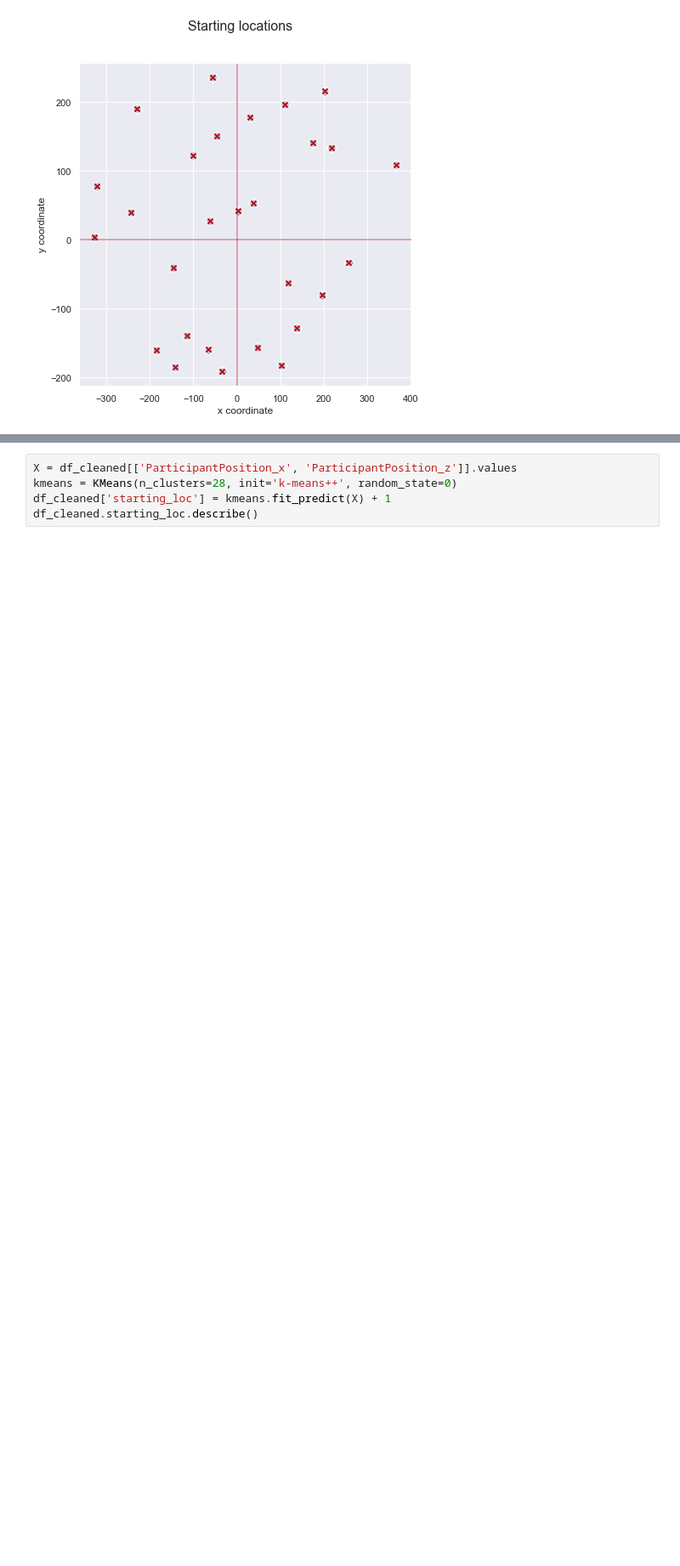
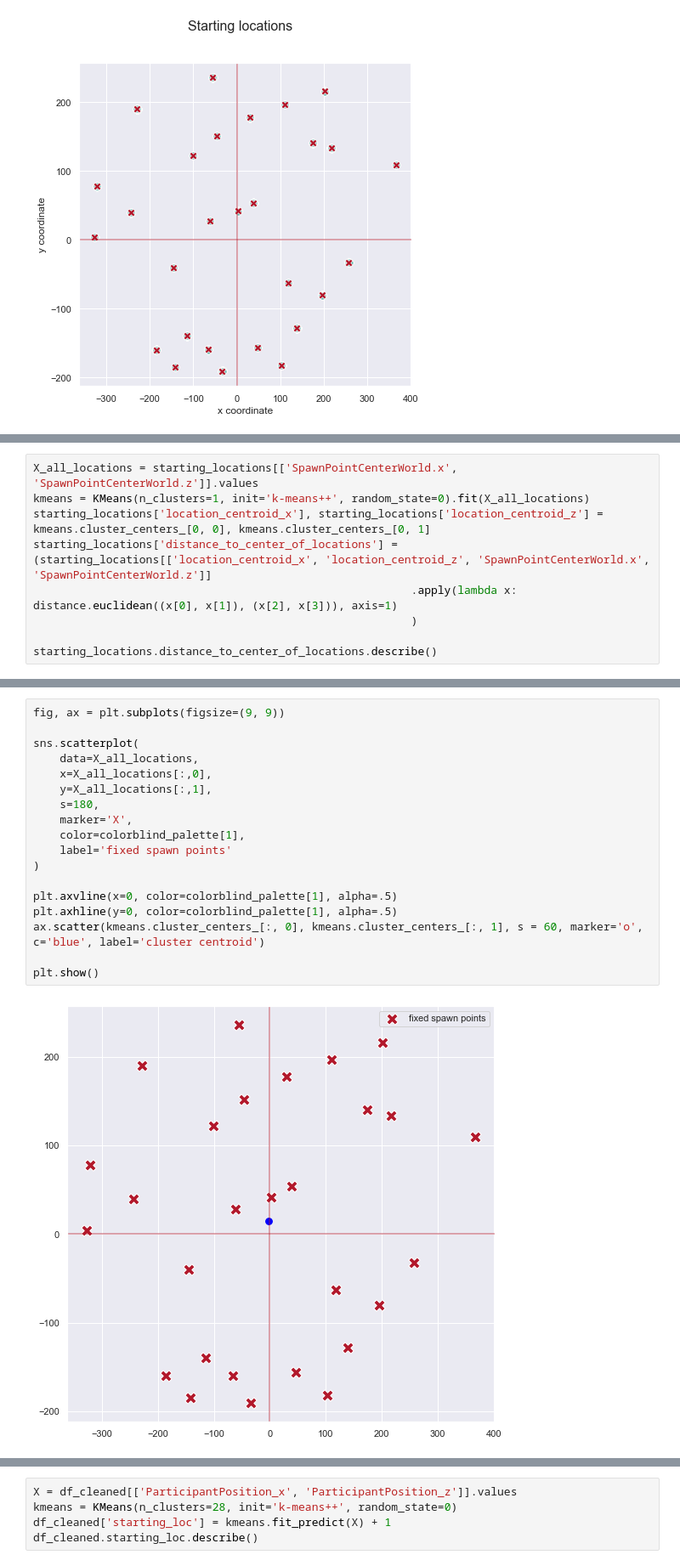
Before and after one commit to nora-maleki/humanA-pointing-task-analysis, a Jupyter notebook: analyses/01_main/01_preprocessing.ipynb, the cells around one changed output, grey strips where cells are left out. Shown at 85% size. Saved outputs shown, nothing was run; the diff lists cells and outputs as text; blank space fills up the shorter version.

Commit message:
calculated the distance of each location from their centroid

```diff
--- a/analyses/01_main/01_preprocessing.ipynb
+++ b/analyses/01_main/01_preprocessing.ipynb
@@ -341,0 +344,9 @@ plt.show()
+# %%
+X_all_locations = starting_locations[['SpawnPointCenterWorld.x', 'SpawnPointCenterWorld.z']].values
+kmeans = KMeans(n_clusters=1, init='k-means++', random_state=0).fit(X_all_locations)
+starting_locations['location_centroid_x'], starting_locations['location_centroid_z'] = kmeans.cluster_centers_[0, 0], kmeans.cluster_centers_[0, 1]
+starting_locations['distance_to_center_of_locations'] = (starting_locations[['location_centroid_x', 'location_centroid_z', 'SpawnPointCenterWorld.x', 'SpawnPointCenterWorld.z']]
+                                                         .apply(lambda x: distance.euclidean((x[0], x[1]), (x[2], x[3])), axis=1)
+                                                         )
+
+starting_locations.distance_to_center_of_locations.describe()
@@ -341,0 +372,20 @@ plt.show()
+# %%
+fig, ax = plt.subplots(figsize=(9, 9))
+
+sns.scatterplot(
+    data=X_all_locations,
+    x=X_all_locations[:,0],
+    y=X_all_locations[:,1],
+    s=180,
+    marker='X',
+    color=colorblind_palette[1],
+    label='fixed spawn points'
+)
+
+plt.axvline(x=0, color=colorblind_palette[1], alpha=.5)
+plt.axhline(y=0, color=colorblind_palette[1], alpha=.5)
+ax.scatter(kmeans.cluster_centers_[:, 0], kmeans.cluster_centers_[:, 1], s = 60, marker='o', c='blue', label='cluster centroid')
+
+plt.show()
+# %% [output]
+[figure, added]
```
Also changed, not shown: parts of 10 cells of this notebook.
